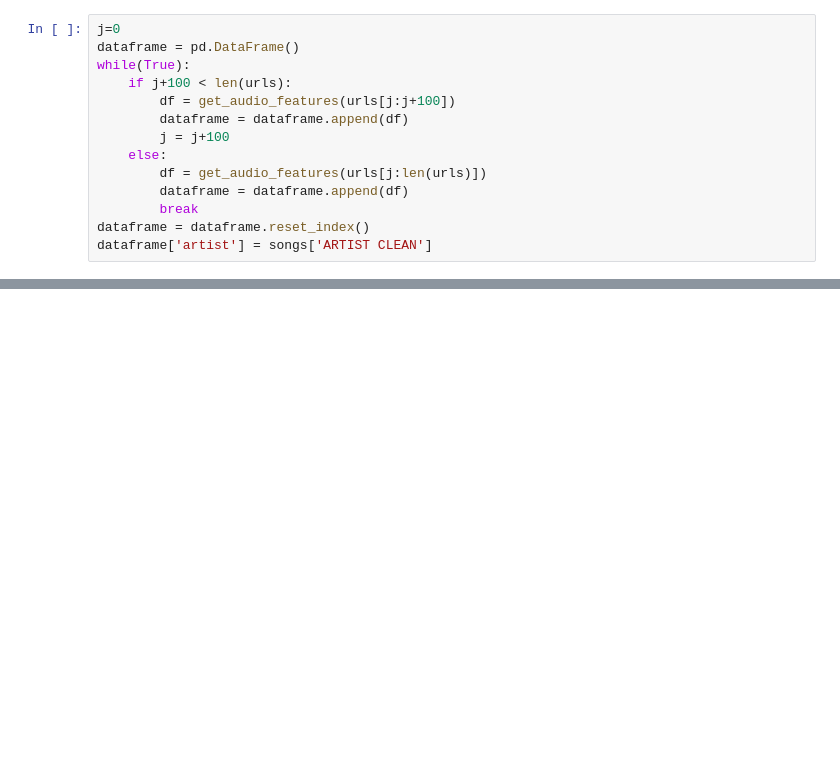
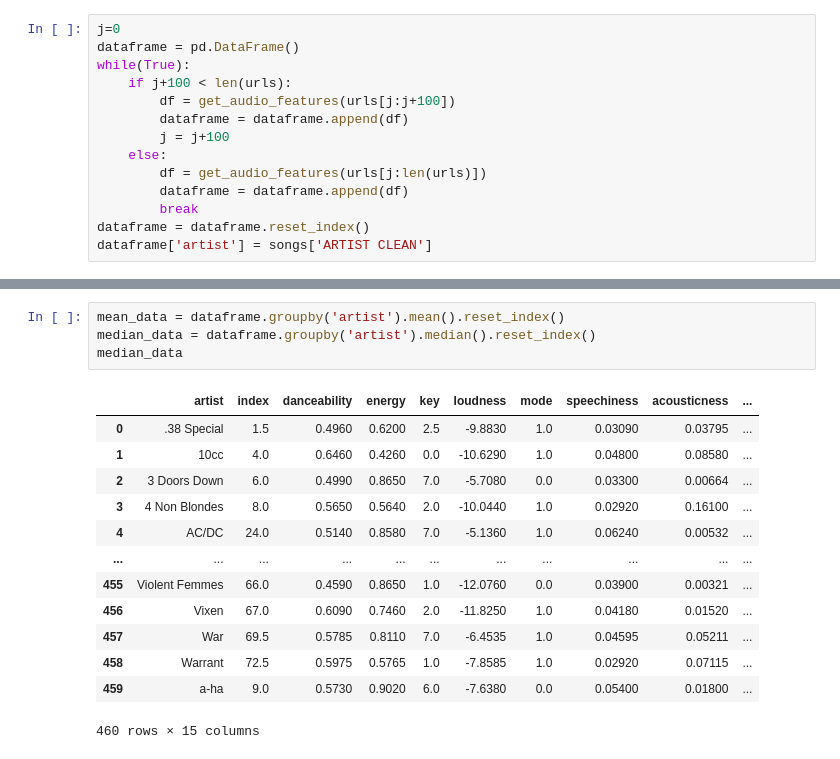
Before and after one commit to uic-cs418/cs418-s20-the-diatonics, a Jupyter notebook: CS418-Project-Rock-Data.ipynb, the cells around one changed output, grey strips where cells are left out. Cells and saved outputs as stored; diff of their text form; blank space fills up the shorter version.

```diff
--- a/CS418-Project-Rock-Data.ipynb
+++ b/CS418-Project-Rock-Data.ipynb
@@ -111,0 +98,18 @@ dataframe
+# %%
+mean_data = dataframe.groupby('artist').mean().reset_index()
+median_data = dataframe.groupby('artist').median().reset_index()
+median_data
+# %% [output]
+|  | artist | index | danceability | energy | key | loudness | mode | speechiness | acousticness | ... |
+| 0 | .38 Special | 1.5 | 0.4960 | 0.6200 | 2.5 | -9.8830 | 1.0 | 0.03090 | 0.03795 | ... |
+| 1 | 10cc | 4.0 | 0.6460 | 0.4260 | 0.0 | -10.6290 | 1.0 | 0.04800 | 0.08580 | ... |
+| 2 | 3 Doors Down | 6.0 | 0.4990 | 0.8650 | 7.0 | -5.7080 | 0.0 | 0.03300 | 0.00664 | ... |
+| 3 | 4 Non Blondes | 8.0 | 0.5650 | 0.5640 | 2.0 | -10.0440 | 1.0 | 0.02920 | 0.16100 | ... |
+| 4 | AC/DC | 24.0 | 0.5140 | 0.8580 | 7.0 | -5.1360 | 1.0 | 0.06240 | 0.00532 | ... |
+| ... | ... | ... | ... | ... | ... | ... | ... | ... | ... | ... |
+| 455 | Violent Femmes | 66.0 | 0.4590 | 0.8650 | 1.0 | -12.0760 | 0.0 | 0.03900 | 0.00321 | ... |
+| 456 | Vixen | 67.0 | 0.6090 | 0.7460 | 2.0 | -11.8250 | 1.0 | 0.04180 | 0.01520 | ... |
+| 457 | War | 69.5 | 0.5785 | 0.8110 | 7.0 | -6.4535 | 1.0 | 0.04595 | 0.05211 | ... |
+| 458 | Warrant | 72.5 | 0.5975 | 0.5765 | 1.0 | -7.8585 | 1.0 | 0.02920 | 0.07115 | ... |
+| 459 | a-ha | 9.0 | 0.5730 | 0.9020 | 6.0 | -7.6380 | 0.0 | 0.05400 | 0.01800 | ... |
+460 rows × 15 columns
```
Also changed, not shown: parts of 13 cells of this notebook.
